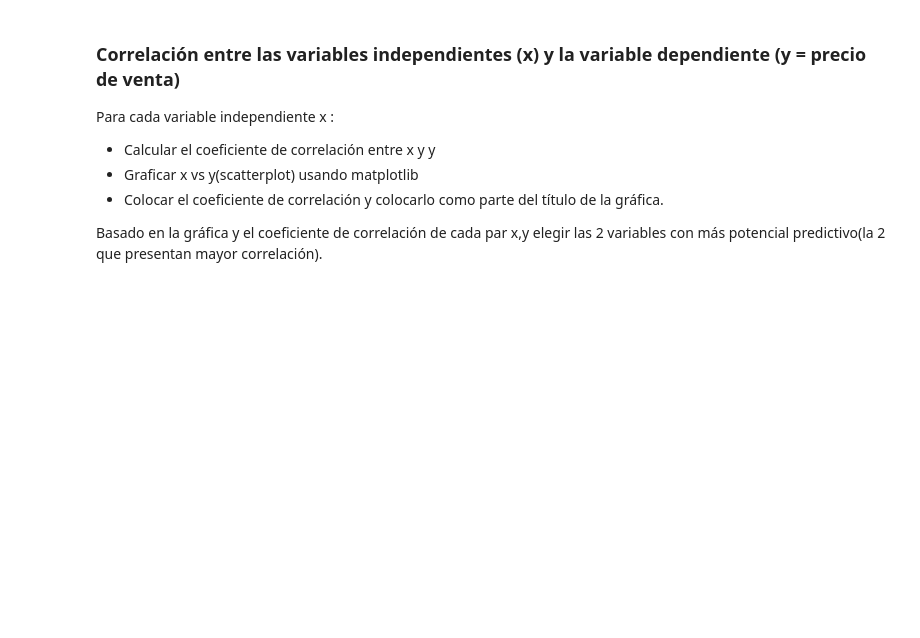
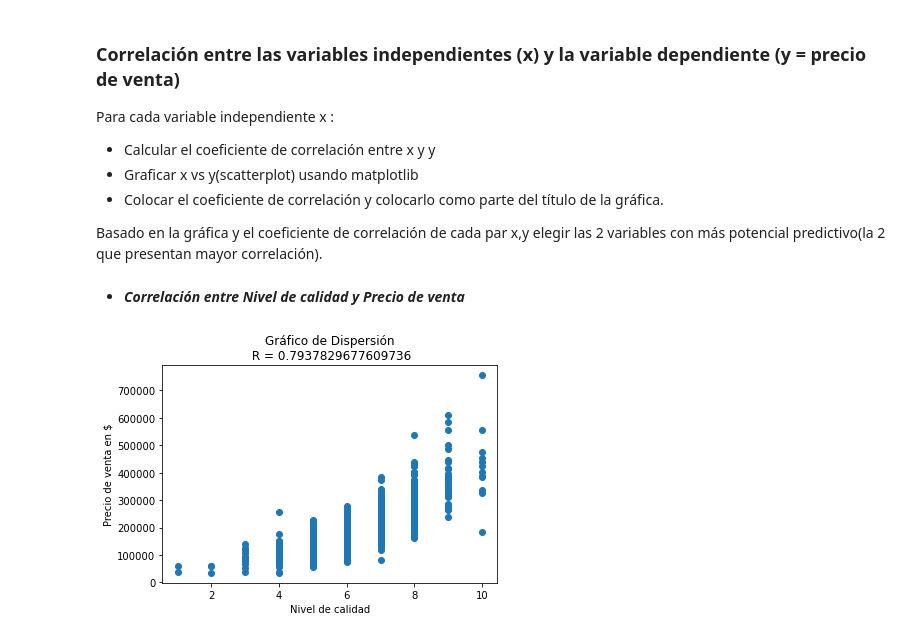
Before and after one commit to eddson90/galileo_tareas, a Jupyter notebook: Proyecto.ipynb, the cells around one changed output. Saved outputs shown, nothing was run; the diff lists cells and outputs as text; code cells hidden in the pictures; blank space fills up the shorter version.

Commit message:
Análisis de correlación realizado.

```diff
--- a/Proyecto.ipynb
+++ b/Proyecto.ipynb
@@ -239,3 +239,21 @@ Para cada variable independiente x :
 * Colocar el coeficiente de correlación y colocarlo  como parte del título de la gráfica.
 
 Basado en la gráfica y el coeficiente de correlación  de cada par x,y elegir  las 2 variables con más potencial predictivo(la 2 que presentan mayor correlación).
+# %% [markdown]
+* ***Correlación entre Nivel de calidad y Precio de venta***
+# %%
+r_x1 = np.corrcoef(OverallQual,SalesPrice)
+r_x1[0,1]
+
+
+fig = plt.figure()
+ax1 = fig.add_subplot(1,1,1)
+
+ax1.scatter(OverallQual,SalesPrice)
+ax1.set_xlabel("Nivel de calidad")
+ax1.set_ylabel("Precio de venta en $")
+ax1.set_title("Gráfico de Dispersión\n R = "+str(r_x1[0,1]))
+
+plt.show()
+# %% [output]
+[figure, added]
```
Also changed, not shown: parts of 12 cells of this notebook.
